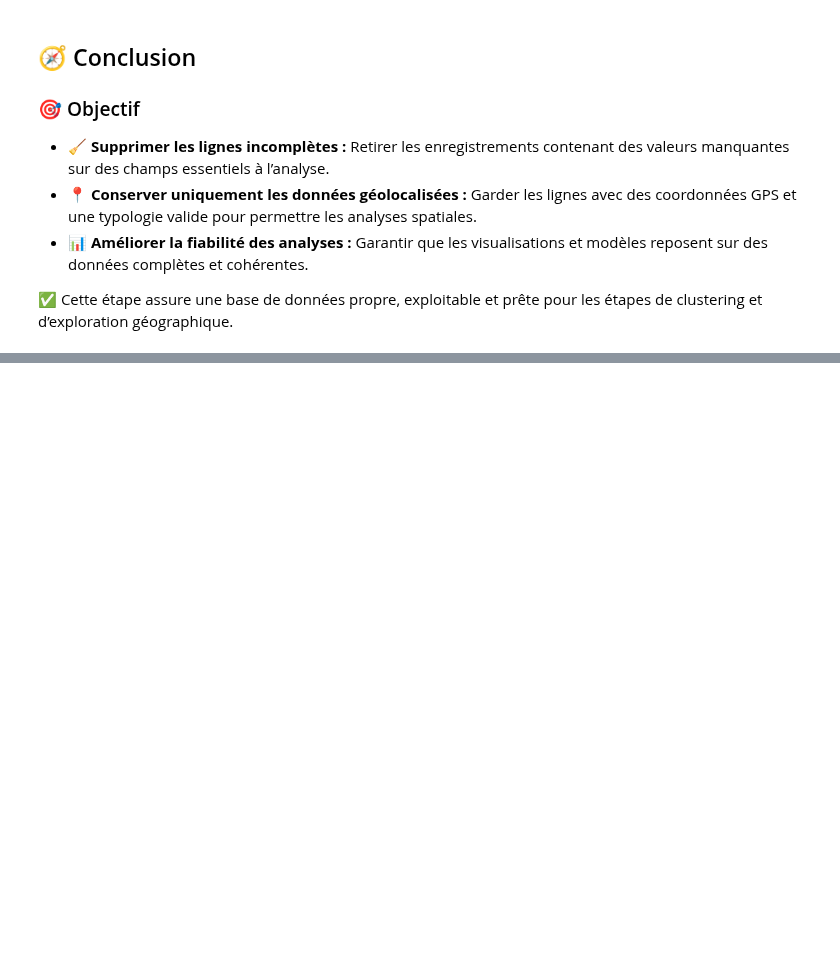
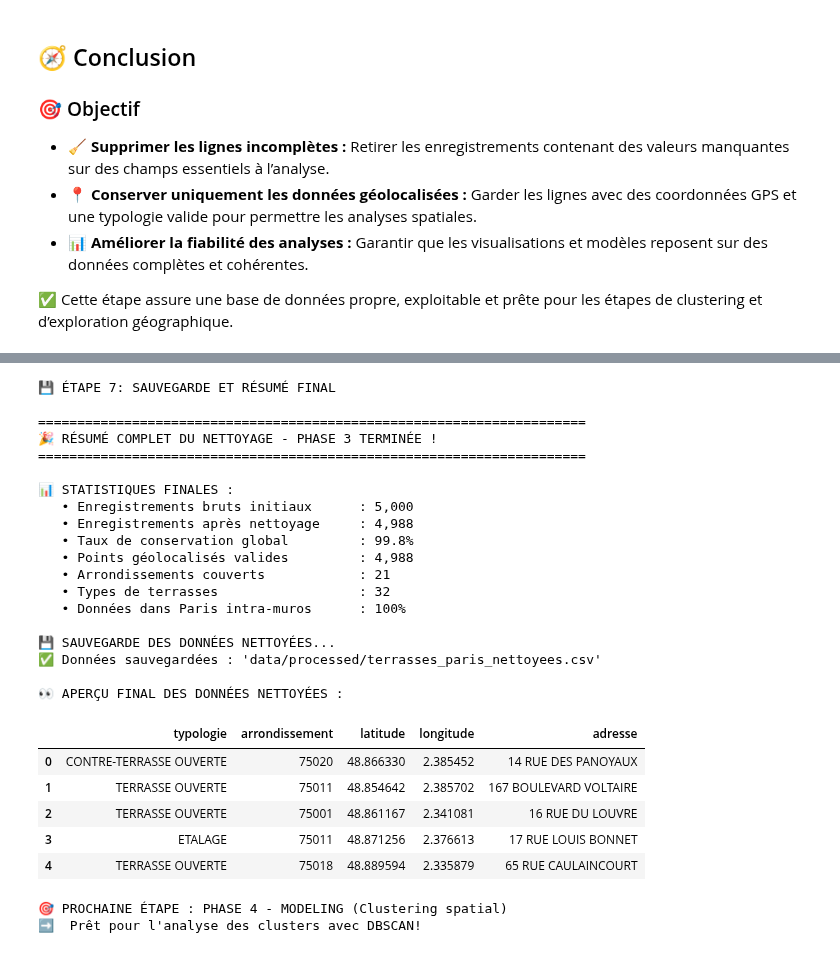
Before and after one commit to ZahraZellazi/L-Archipel-des-Commerces-Parisiens, a Jupyter notebook: notebooks/commerce.ipynb, the cells around one changed output, grey strips where cells are left out. Drawn from its saved outputs; the diff is of its cells as text; code cells hidden in the pictures; blank space fills up the shorter version.

Commit message:
sauvegarde

```diff
--- a/notebooks/commerce.ipynb
+++ b/notebooks/commerce.ipynb
@@ -931,0 +1011,64 @@ print(f"   • Données éliminées : {initial_count - final_count:,}")
+# %%
+
+print("💾 ÉTAPE 7: SAUVEGARDE ET RÉSUMÉ FINAL")
+
+# Résumé complet du nettoyage
+print("\n" + "="*70)
+print("🎉 RÉSUMÉ COMPLET DU NETTOYAGE - PHASE 3 TERMINÉE !")
+print("="*70)
+
+cleaning_summary = {
+    "Enregistrements bruts initiaux": len(df_raw),
+    "Enregistrements après nettoyage": len(df_clean),
+    "Taux de conservation global": f"{(len(df_clean)/len(df_raw)*100):.1f}%",
+    "Points géolocalisés valides": df_clean[['latitude', 'longitude']].notna().all(axis=1).sum(),
+    "Arrondissements couverts": df_clean['arrondissement'].nunique(),
+    "Types de terrasses": df_clean['typologie'].nunique(),
+    "Données dans Paris intra-muros": "100%"
+}
+
+print("\n📊 STATISTIQUES FINALES :")
+for key, value in cleaning_summary.items():
+    if isinstance(value, str):
+        print(f"   • {key:35} : {value}")
+    else:
+        print(f"   • {key:35} : {value:,}")
+
+# Sauvegarde des données nettoyées
+print("\n💾 SAUVEGARDE DES DONNÉES NETTOYÉES...")
+df_clean.to_csv('../data/processed/terrasses_paris_nettoyees.csv', index=False, encoding='utf-8')
+print("✅ Données sauvegardées : 'data/processed/terrasses_paris_nettoyees.csv'")
+
+print("\n👀 APERÇU FINAL DES DONNÉES NETTOYÉES :")
+display(df_clean[['typologie', 'arrondissement', 'latitude', 'longitude', 'adresse']].head(5))
+
+print("\n🎯 PROCHAINE ÉTAPE : PHASE 4 - MODELING (Clustering spatial)")
+print("➡️  Prêt pour l'analyse des clusters avec DBSCAN!")
+# %% [output]
+💾 ÉTAPE 7: SAUVEGARDE ET RÉSUMÉ FINAL
+
+======================================================================
+🎉 RÉSUMÉ COMPLET DU NETTOYAGE - PHASE 3 TERMINÉE !
+======================================================================
+
+📊 STATISTIQUES FINALES :
+   • Enregistrements bruts initiaux      : 5,000
+   • Enregistrements après nettoyage     : 4,988
+   • Taux de conservation global         : 99.8%
+   • Points géolocalisés valides         : 4,988
+   • Arrondissements couverts            : 21
+   • Types de terrasses                  : 32
+   • Données dans Paris intra-muros      : 100%
+
+💾 SAUVEGARDE DES DONNÉES NETTOYÉES...
+✅ Données sauvegardées : 'data/processed/terrasses_paris_nettoyees.csv'
+
+👀 APERÇU FINAL DES DONNÉES NETTOYÉES :
+|  | typologie | arrondissement | latitude | longitude | adresse |
+| 0 | CONTRE-TERRASSE OUVERTE | 75020 | 48.866330 | 2.385452 | 14 RUE DES PANOYAUX |
+| 1 | TERRASSE OUVERTE | 75011 | 48.854642 | 2.385702 | 167 BOULEVARD VOLTAIRE |
+| 2 | TERRASSE OUVERTE | 75001 | 48.861167 | 2.341081 | 16 RUE DU LOUVRE |
+| 3 | ETALAGE | 75011 | 48.871256 | 2.376613 | 17 RUE LOUIS BONNET |
+| 4 | TERRASSE OUVERTE | 75018 | 48.889594 | 2.335879 | 65 RUE CAULAINCOURT |
+🎯 PROCHAINE ÉTAPE : PHASE 4 - MODELING (Clustering spatial)
+➡️  Prêt pour l'analyse des clusters avec DBSCAN!
```
Also changed, not shown: parts of 3 cells of this notebook, 1 other file.
